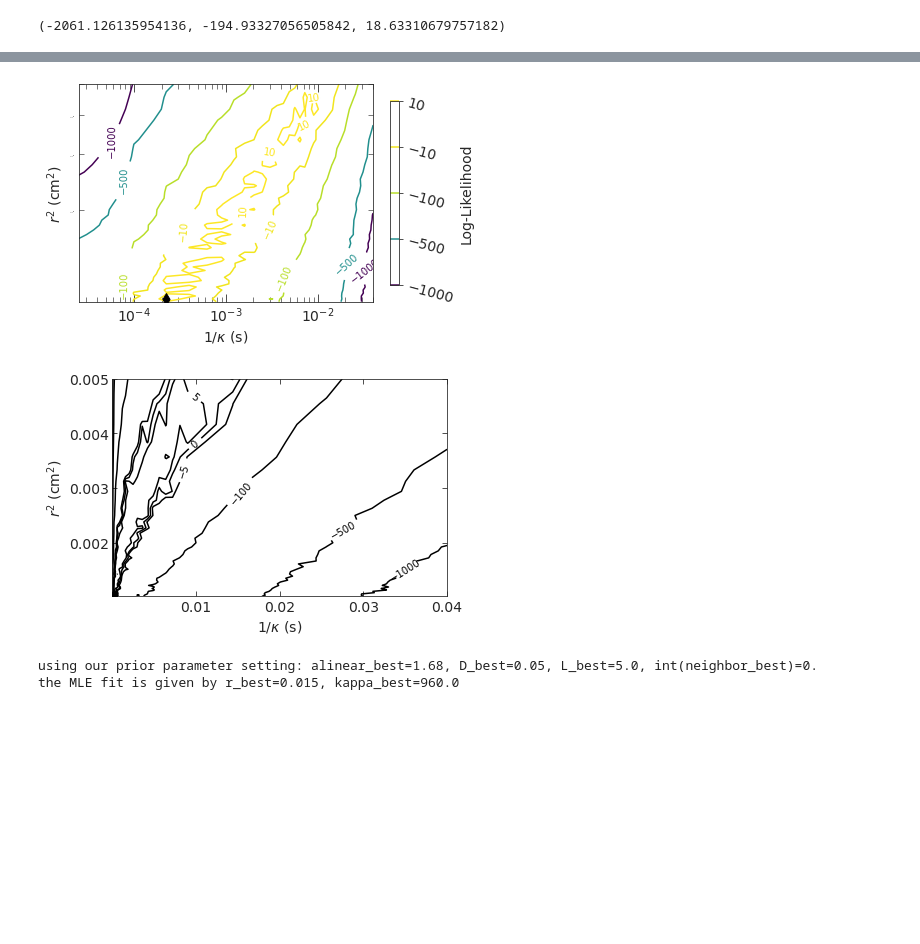
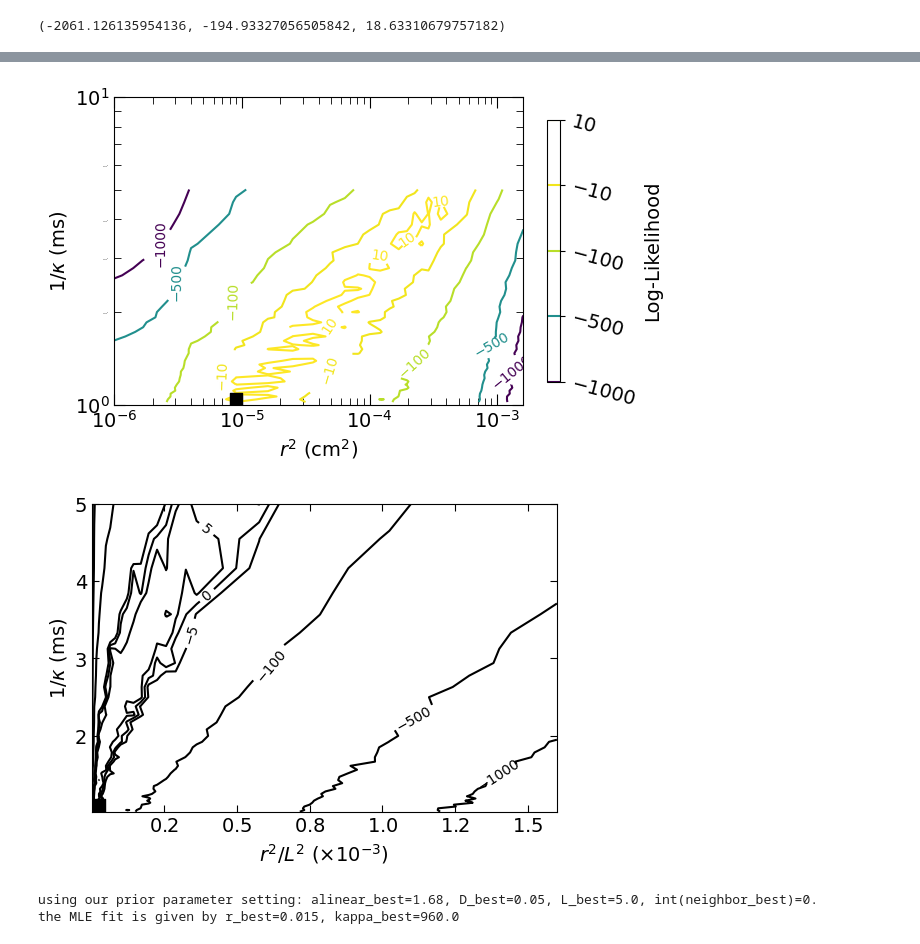
Before and after one commit to timtyree/bgmc, a Jupyter notebook: python/Analysis of annihilation rates with amax fixed.ipynb, the cells around one changed output, grey strips where cells are left out. Drawn from its saved outputs; the diff is of its cells as text; code cells hidden in the pictures; blank space fills up the shorter version.

```diff
--- a/python/Analysis of annihilation rates with amax fixed.ipynb
+++ b/python/Analysis of annihilation rates with amax fixed.ipynb
@@ -1307,6 +1287,7 @@ np.min(df_defects['log_likelihood']),max_likelihood
 # %%
 # (1.68, 0.05, 0.0, 5.0)
 # (0.03, 720.0)
+df_defects['x']=df_defects['r']/df_defects['L']
 # %%
 alinear_best
 query = df_defects['varkappa']==alinear_best
@@ -1428,18 +1432,6 @@ x,y,z = meshgrid_heatmap_from_scatter(x_values,y_values,c_values)
 np.min(z),np.mean(z),np.max(z)
 # %% [output]
 (-2061.126135954136, -194.93327056505842, 18.63310679757182)
-# %%
-fontsize=14
-xlabel=r'$1/\kappa$ (s)'
-ylabel=r'$r^2$ (cm$^2$)'
-# cbar_label='Log-likelihood of linear to $W_{-2}$ of Fenton-Karma'
-cbar_label='Log-Likelihood'
-fraction=0.07
-shrink=0.85
-aspect=35
-# orientation='horizontal'
-orientation='vertical'
-extend='max'
 # %%
 #DONE: plot level sets of likelihood
 fig,ax=plt.subplots(figsize=figsize)
@@ -1525,7 +1518,7 @@ ax.clabel(cs, inline=True, fontsize=10)
 
 #TODO: modify the top color to orange
 
-fig.colorbar(cs, ax=axs[0], format="%.2f")
+# fig.colorbar(cs, ax=ax, format="%.2f")
 
 # #format_plot
 # # format_plot(ax=ax,ylabel=r'$r$ (cm)',xlabel=r'$1/\kappa$ (s)',fontsize=fontsize)
@@ -1546,8 +1539,9 @@ for label in cbar.ax.get_yticklabels():
 
 #plot the MLE fit as a big black dot
 x_best = r_best**2
-y_best = 1/kappa_best
-ax.scatter([x_best],[y_best],c='k',s=70,alpha=1,marker='d',zorder=100)
+x_best /= L**2
+y_best = 1/kappa_best*tscale
+ax.scatter([x_best],[y_best],c='k',s=70,alpha=1,marker='s',zorder=100)
 
 ax.tick_params(bottom=True, left=True, top=True, right=True,direction='in',which='both',length=5)
 ax.tick_params(bottom=True, left=True, top=True, right=True,direction='in',which='major',length=8)
@@ -1557,7 +1551,7 @@ ax.tick_params(bottom=True, left=True, top=True, right=True,direction='in',which
 # ax.clabel(CS, fontsize=9, inline=True)
 # ax.set_title('Single color - negative contours dashed')
 
-# ax.
+# ax.set_ylim([0.1,11])
 
 #format plot
 # ax.set_title(title,fontsize=fontsize+2)
@@ -1566,14 +1560,15 @@ ax.tick_params(bottom=True, left=True, top=True, right=True,direction='in',which
 format_plot(ax=ax,xlabel=xlabel,ylabel=ylabel,
     fontsize=fontsize,use_loglog=True)
 # set the limits of the plot to the limits of the data
-ax.axis([x.min(), x.max(), y.min(), y.max()])
+# ax.axis([x.min(), x.max(), y.min(), y.max()])
+ax.axis([x.min(), x.max(), 1,10])
 # ax.axis([x.min(), x.max(), 9e-4,1.1e-2])
 # ax.axis([x.min(), x.max(), 9e-4,6e-3])
 
 
 plt.show()
 # %% [output]
-[figure, old version]
+[figure, new version]
 # %%
 #set negative lines to be solid instead of dotted
 plt.rcParams['contour.negative_linestyle'] = 'solid'
@@ -1580,38 +1578,69 @@ plt.rcParams['contour.negative_linestyle'] = 'solid'
 # %%
 #heretim
 #DONE: plot level sets of likelihood
 #TODO: plot old timey annotated contour plot
 fig,ax=plt.subplots(figsize=figsize)
-
+Lscale=1/L**2
 #TODO: add manual_locations
 manual_locations = [
-    (0.035,0.0015),(0.027,0.0025),(0.015, 0.003),(0.009,0.0033),(0.010,0.0038), (0.01,0.0047)]
+    (0.035*Lscale,0.0015*tscale),(0.027*Lscale,0.0025*tscale),(0.015*Lscale, 0.003*tscale),(0.009*Lscale,0.0033*tscale),(0.010*Lscale,0.0038*tscale), (0.01*Lscale,0.0047*tscale)]
+#     (0.035,0.0015*tscale),(0.027,0.0025*tscale),(0.015, 0.003*tscale),(0.009,0.0033*tscale),(0.010,0.0038*tscale), (0.01,0.0047*tscale)]
+#     (0.035,0.0015),(0.027,0.0025),(0.015, 0.003),(0.009,0.0033),(0.010,0.0038), (0.01,0.0047)]
 
 levels = np.array([-1000,-500,-100,-5,0,5])
 cs = ax.contour(x, y, z, levels=levels, colors='k')
 ax.clabel(cs, inline=True, fontsize=10, manual=manual_locations)
 # ax.clabel(cs, inline=True, fontsize=10)
 
 #plot the MLE fit as a big black diamond
 x_best = r_best**2
-y_best = 1/kappa_best
-ax.scatter([x_best],[y_best],c='k',s=70,alpha=1,marker='d',zorder=100)
+x_best*=Lscale
+y_best = 1/kappa_best*tscale
+ax.scatter([x_best],[y_best],c='k',s=270,alpha=1,marker='s',zorder=100)
+
 
 #format plot
-format_plot(ax=ax,xlabel=xlabel,ylabel=ylabel,
+format_plot(ax=ax,
+            xlabel=r'$r^2/L^2$ $(\times10^{-3})$',#xlabel,
+            ylabel=ylabel,
     fontsize=fontsize,use_loglog=False)
 #     fontsize=fontsize,use_loglog=True)
 # set the limits of the plot to the limits of the data
 ax.axis([x.min(), x.max(), y.min(), y.max()])
 # ax.axis([x.min(), x.max(), 9e-4,1.1e-2])
 # ax.axis([x.min(), x.max(), 9e-4,6e-3])
 # # ax.set_xscale('log')
 # # ax.set_yscale('log')
+# ticks=np.arange(1,17,1)
+# tick_labels=['' for x in ticks]
+# tick_labels[0]=f"{ticks[0]}"+r"$\cdot 10^{-4}$"
+# tick_labels[4]=f"{ticks[4]}"+r"$\cdot 10^{-4}$"
+# tick_labels[8]=f"{ticks[8]}"+r"$\cdot 10^{-4}$"
+# tick_labels[12]=f"{ticks[12]}"+r"$\cdot 10^{-4}$"
+# # tick_labels[16]=f"{ticks[16]}"+r"$\cdot 10^{-4}$"
+# ticks=np.arange(1,17,2)
+# tick_labels=['' for x in ticks]
+# tick_labels[0]=f"{ticks[0]}"+r"$\cdot 10^{-4}$"
+# tick_labels[2]=f"{ticks[2]}"+r"$\cdot 10^{-4}$"
+# tick_labels[4]=f"{ticks[4]}"+r"$\cdot 10^{-4}$"
+# tick_labels[6]=f"{ticks[6]}"+r"$\cdot 10^{-4}$"
+# # tick_labels[16]=f"{ticks[16]}"+r"$\cdot 10^{-4}$"
+
+# ticks=1e-4*ticks
+# ax.set_xticks(ticks)
+# ax.set_xticklabels(tick_labels)
+
+# fmt = mticker.FuncFormatter(lambda v, _: ("$%.1f\cdot 10^{-3}$" % (1e3*v)))
+fmt = mticker.FuncFormatter(lambda v, _: ("$%.1f$" % (1e3*v)))
+ax.xaxis.set_major_formatter(fmt)
+ax.xaxis.major.formatter._useMathText = True
+
+
 ax.tick_params(bottom=True, left=True, top=True, right=True,direction='in',which='both',length=5)
 # ax.tick_params(bottom=True, left=True, top=True, right=True,direction='in',which='major',length=8)
 plt.show()
 # %% [output]
-[figure, old version]
+[figure, new version]
 # %%
 print(f"using our prior parameter setting: {alinear_best=}, {D_best=}, {L_best=}, {int(neighbor_best)=}.")
 print(f"the MLE fit is given by {r_best=}, {kappa_best=}")
```
Also changed, not shown: parts of 34 cells of this notebook, 4 other files.
